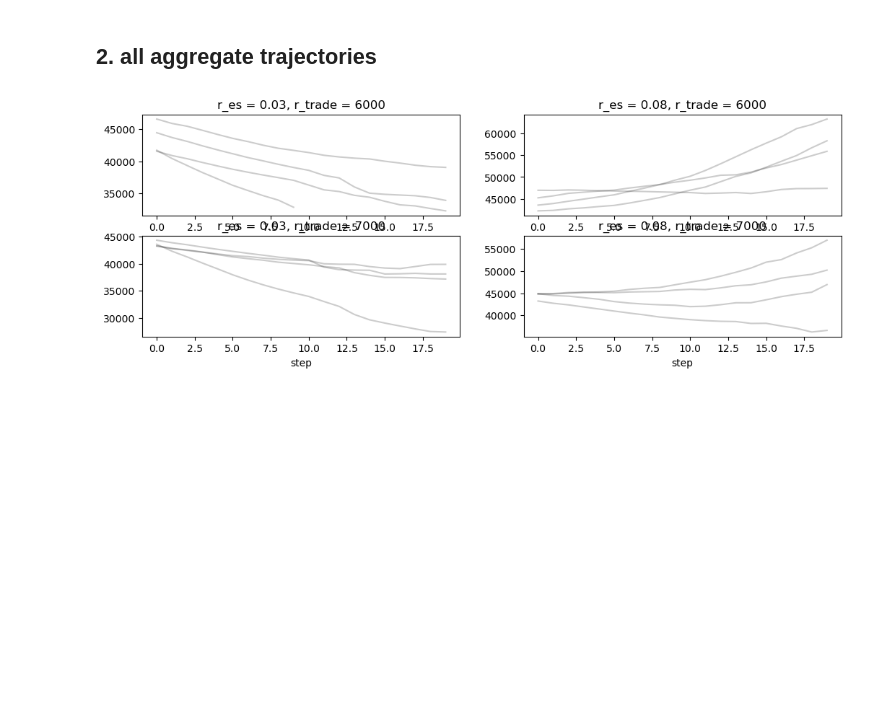
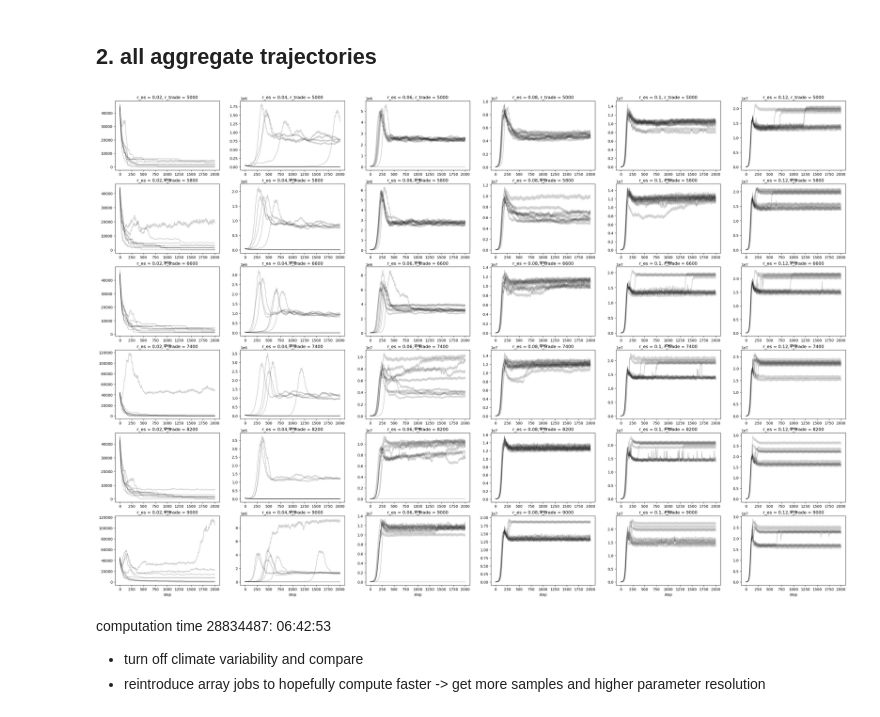
Before and after one commit to jakobkolb/MayaSim, a Jupyter notebook: evaluation/x11_dynamical_regimes.ipynb, the cells around one changed output. Cells and saved outputs as stored; diff of their text form; code cells hidden in the pictures; blank space fills up the shorter version.

```diff
--- a/evaluation/x11_dynamical_regimes.ipynb
+++ b/evaluation/x11_dynamical_regimes.ipynb
@@ -10,16 +18,16 @@ import itertools as it
 # %% [markdown]
 ## 1. ensemble aggregates
 # %%
-data = pd.read_pickle('/Users/Fritz/Desktop/Thesis/MayaSim/output/test_experiments/x11_dynamical_regimes/results/ensemble_means.pkl')
+data = pd.read_pickle('/p/tmp/fritzku/MayaSim/output/x11_dynamical_regimes/results/ensemble_means.pkl')
 
 data = data.droplevel('test')
 # %%
-r_ess = [0.03, 0.08]
-r_trades=[6000, 7000]
+r_trades = [round(x, 5) for x in np.arange(5000, 9400, 800)]
+r_ess = [round(x, 4) for x in np.arange(0.02, 0.13, 0.02)]
 
 fig, ax = plt.subplots(nrows=len(r_trades), ncols=len(r_ess))
-fig.set_figwidth(25/len(r_ess))
-fig.set_figheight(8/len(r_trades))
+fig.set_figwidth(6*len(r_ess))
+fig.set_figheight(4*len(r_trades))
 
 for ((i, r_es), (j, r_trade)) in it.product(enumerate(r_ess), enumerate(r_trades)):
     # plot mean
@@ -36,11 +44,11 @@ for ((i, r_es), (j, r_trade)) in it.product(enumerate(r_ess), enumerate(r_trades
 # %% [markdown]
 ## 2. all aggregate trajectories
 # %%
-r_ess = [0.03, 0.08]
-r_trades=[6000, 7000]
+r_trades = [round(x, 5) for x in np.arange(5000, 9400, 800)]
+r_ess = [round(x, 4) for x in np.arange(0.02, 0.13, 0.02)]
 
 # load data
-path = '/Users/Fritz/Desktop/Thesis/MayaSim/output/test_experiments/x11_dynamical_regimes/results/all_trjs.hd5'
+path = '/p/tmp/fritzku/MayaSim/output/x11_dynamical_regimes/results/all_trjs_f.hd5'
 with pd.HDFStore(path) as store:
     df = store.select('d1', where=f'r_trade = {r_trades} & r_es = {r_ess}', columns=['total_population'])
     df = df.droplevel('test')
@@ -47,10 +57,15 @@ with pd.HDFStore(path) as store:
 # %%
 fig, ax = plt.subplots(nrows=len(r_trades), ncols=len(r_ess))
-fig.set_figwidth(25/len(r_ess))
-fig.set_figheight(8/len(r_trades))
+fig.set_figwidth(6*len(r_ess))
+fig.set_figheight(4*len(r_trades))
 
 for ((i, r_es), (j, r_trade)) in it.product(enumerate(r_ess), enumerate(r_trades)):
     runs = df.loc[(r_trade, r_es)].unstack('run_id').plot(ax=ax[j,i], legend=False, color='black', alpha=.2)
     ax[j,i].set_title(f'r_es = {r_es}, r_trade = {r_trade}')
 # %% [output]
-[figure, old version]
+[figure, new version]
+# %% [markdown]
+computation time 28834487: 06:42:53
+
+- turn off climate variability and compare
+- reintroduce array jobs to hopefully compute faster -> get more samples and higher parameter resolution
```
Also changed, not shown: parts of 3 cells of this notebook, 6 other files.
